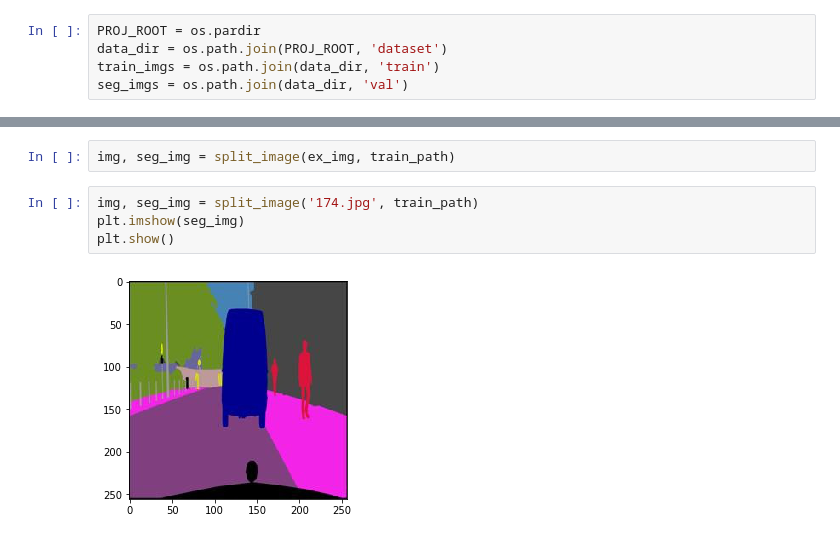
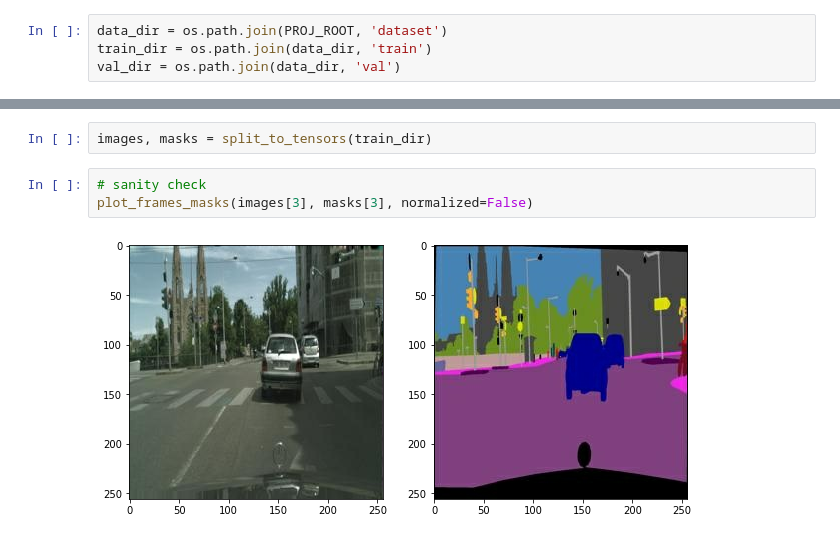
Before and after one commit to jpbacher/image-segmentation, a Jupyter notebook: notebooks/explore.ipynb, the cells around one changed output, grey strips where cells are left out. Cells and saved outputs as stored; diff of their text form.

Commit message:
sanity checked functions

```diff
--- a/notebooks/explore.ipynb
+++ b/notebooks/explore.ipynb
@@ -12,8 +18,7 @@ warnings.filterwarnings('ignore')
 # %%
-PROJ_ROOT = os.pardir
 data_dir = os.path.join(PROJ_ROOT, 'dataset')
-train_imgs = os.path.join(data_dir, 'train')
-seg_imgs = os.path.join(data_dir, 'val')
+train_dir = os.path.join(data_dir, 'train')
+val_dir = os.path.join(data_dir, 'val')
 # %%
 train_path = Path(PROJ_ROOT, 'dataset', 'train')
 ex_img = '102.jpg'
@@ -35,8 +32,7 @@ def split_image(filename, image_path):
-# %%
-img, seg_img = split_image(ex_img, train_path)
-# %%
-img, seg_img = split_image('174.jpg', train_path)
-plt.imshow(seg_img)
-plt.show()
-# %% [output]
-[figure, removed]
+# %%
+images, masks = split_to_tensors(train_dir)
+# %%
+# sanity check
+plot_frames_masks(images[3], masks[3], normalized=False)
+# %% [output]
+[figure, added]
```
Also changed, not shown: parts of 4 cells of this notebook.
